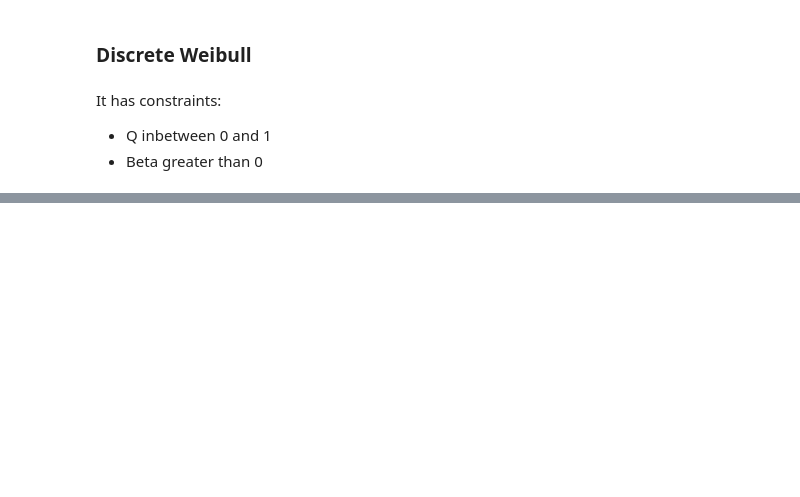
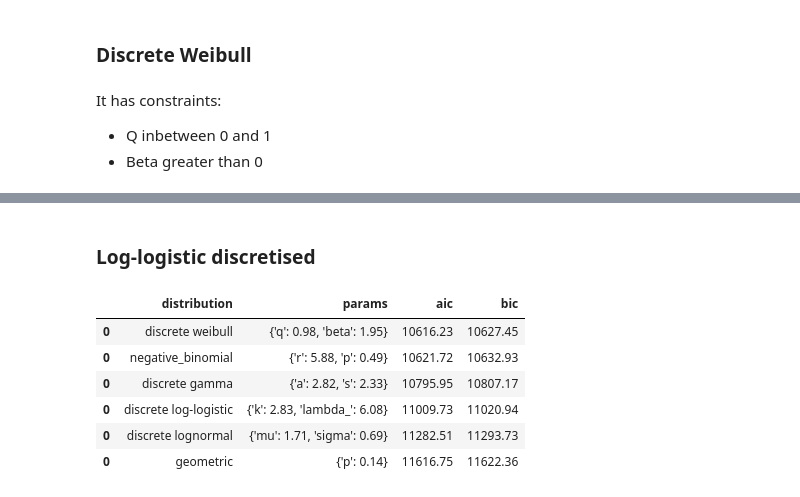
Before and after one commit to tomroper09/leaving_variability_macaque, a Jupyter notebook: fitting_distributions.ipynb, the cells around one changed output, grey strips where cells are left out. Saved outputs shown, nothing was run; the diff lists cells and outputs as text; code cells hidden in the pictures; blank space fills up the shorter version.

```diff
--- a/fitting_distributions.ipynb
+++ b/fitting_distributions.ipynb
@@ -294,0 +507,61 @@ def fit_and_assess_weibull(x):
+# %% [markdown]
+### Log-logistic discretised
+# %%
+def nll_log_logistic(params, x):
+    "Negative log likelihood of the discretised log-logistic distribution"
+
+    # unpack parameters
+    k, lambda_ = params # k = shape, lambda_ = scale
+    likelihoods = np.zeros_like(x)
+
+    # calculate likelihoods
+    likelihoods = fisk.cdf(x, k, scale=lambda_) - fisk.cdf(x-1, k, scale=lambda_)
+
+    # prevent issues from log(0) due to python rounding down to 0
+    likelihoods = np.clip(likelihoods, min=1e-300)
+
+    # calculate negative log likelihood
+    nll = -np.sum(np.log(likelihoods))
+
+    return nll
+
+
+def fit_and_assess_log_logistic(x):
+
+    # try an initial guess for parameters
+    k_0 = 0.9
+    lambda_0 = 1.0
+    init = [k_0, lambda_0]
+
+    # we have parameter bounds now
+    bounds = [(1e-9, None), # k > 0
+              (1e-9, None)] # lambda_ > 0
+
+    # fit the model to find optimal parameters
+    result = minimize(nll_log_logistic, init, args=(x, ), method="L-BFGS-B", bounds=bounds)
+
+    # return parameters
+    k_hat, lambda_hat = result.x
+    params = {"k": round(k_hat, 2), "lambda_": round(lambda_hat, 2)}
+
+    # calclate aic and bic
+    N = len(x)
+    k = 2
+    nll_hat = result.fun
+
+    aic = 2 * k + 2 * nll_hat
+    bic = k * np.log(N) + 2 * nll_hat
+
+    return params, aic, bic
+
+params, aic, bic = fit_and_assess_log_logistic(obs)
+distributions_df = pd.concat([distributions_df, pd.DataFrame([{"distribution": "discrete log-logistic", "params": params, "aic": round(aic, 2), "bic": round(bic, 2)}])], ignore_index=False).drop_duplicates(subset=["distribution"], keep="last")
+distributions_df.sort_values(by="aic")
+# %% [output]
+|  | distribution | params | aic | bic |
+| 0 | discrete weibull | {'q': 0.98, 'beta': 1.95} | 10616.23 | 10627.45 |
+| 0 | negative_binomial | {'r': 5.88, 'p': 0.49} | 10621.72 | 10632.93 |
+| 0 | discrete gamma | {'a': 2.82, 's': 2.33} | 10795.95 | 10807.17 |
+| 0 | discrete log-logistic | {'k': 2.83, 'lambda_': 6.08} | 11009.73 | 11020.94 |
+| 0 | discrete lognormal | {'mu': 1.71, 'sigma': 0.69} | 11282.51 | 11293.73 |
+| 0 | geometric | {'p': 0.14} | 11616.75 | 11622.36 |
```
Also changed, not shown: parts of 29 cells of this notebook, 2 other files.
